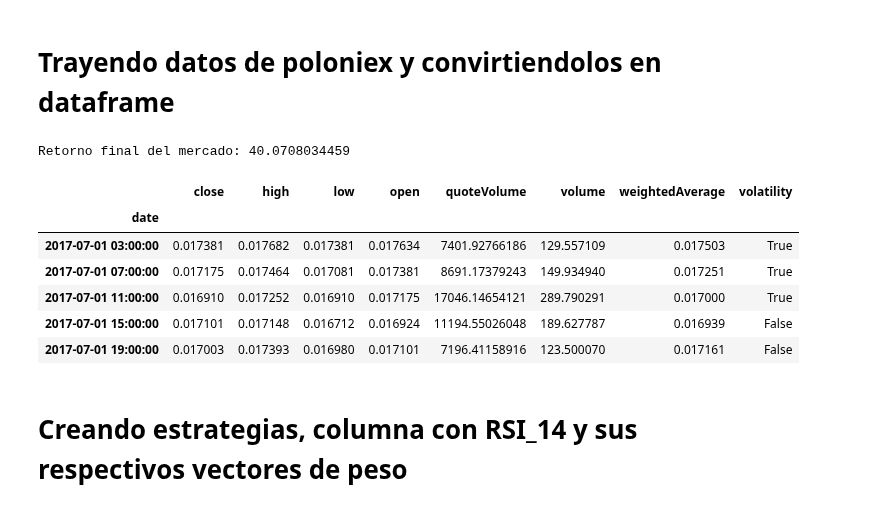
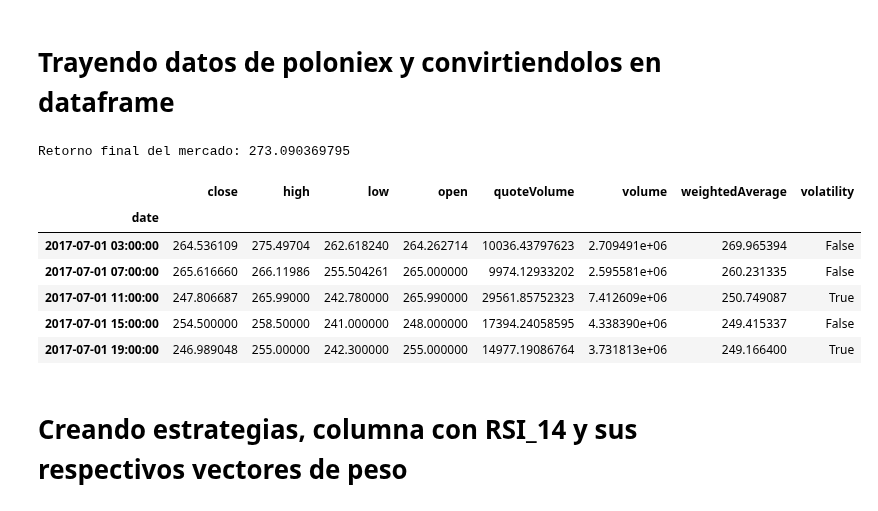
Before and after one commit to ADCryptoSolutions/adcb, a Jupyter notebook: ML strategy.ipynb, the cells around one changed output. Cells and saved outputs as stored; diff of their text form; code cells hidden in the pictures.

```diff
--- a/ML strategy.ipynb
+++ b/ML strategy.ipynb
@@ -4,41 +4,41 @@
 import pandas as pd
 import pylab as plt
 from tusp import string2ts, ts2string
 from bot import prepareData,marketReturn
 import numpy as np
 %matplotlib inline
 plt.rcParams['figure.figsize'] = 15, 8
 
 # trayendo y preparando datos
-df  = prepareData(pair="BTC_XMR",
+df  = prepareData(pair="USDT_ETH",
                   start=string2ts("2017-07-01 00:00:00"),
-                  end=string2ts("2018-02-01 00:00:00"),
+                  end=string2ts("2018-03-01 00:00:00"),
                   period=3600*4)
 """
 # calculando el retorno del mercado hasta el 4 quitil y del ultimo quintil
 df_train = df.loc["2014-09-10 00:00:00":"2017-06-01 00:00:00",:]
 df_test = df.loc["2017-06-01 00:00:00":"2017-09-01 00:00:00",:]
 """
 per = 0.85
 cum_return1 = marketReturn(df[:int(len(df)*per)]["close"])
 cum_return2 = marketReturn(df[int(len(df)*per):]["close"])
 #cum_return1 = marketReturn(df_train)
 #cum_return2 = marketReturn(df_test)
 
 marketReturn = cum_return1[-1]*100
 marketReturn2 = cum_return2[-1]*100
 
 print "Retorno final del mercado: %s"%(marketReturn)
 df.head()
 # %% [output]
-Retorno final del mercado: 40.0708034459
+Retorno final del mercado: 273.090369795
 |  | close | high | low | open | quoteVolume | volume | weightedAverage | volatility |
 | date |  |  |  |  |  |  |  |  |
-| 2017-07-01 03:00:00 | 0.017381 | 0.017682 | 0.017381 | 0.017634 | 7401.92766186 | 129.557109 | 0.017503 | True |
-| 2017-07-01 07:00:00 | 0.017175 | 0.017464 | 0.017081 | 0.017381 | 8691.17379243 | 149.934940 | 0.017251 | True |
-| 2017-07-01 11:00:00 | 0.016910 | 0.017252 | 0.016910 | 0.017175 | 17046.14654121 | 289.790291 | 0.017000 | True |
-| 2017-07-01 15:00:00 | 0.017101 | 0.017148 | 0.016712 | 0.016924 | 11194.55026048 | 189.627787 | 0.016939 | False |
-| 2017-07-01 19:00:00 | 0.017003 | 0.017393 | 0.016980 | 0.017101 | 7196.41158916 | 123.500070 | 0.017161 | False |
+| 2017-07-01 03:00:00 | 264.536109 | 275.49704 | 262.618240 | 264.262714 | 10036.43797623 | 2.709491e+06 | 269.965394 | False |
+| 2017-07-01 07:00:00 | 265.616660 | 266.11986 | 255.504261 | 265.000000 | 9974.12933202 | 2.595581e+06 | 260.231335 | False |
+| 2017-07-01 11:00:00 | 247.806687 | 265.99000 | 242.780000 | 265.990000 | 29561.85752323 | 7.412609e+06 | 250.749087 | True |
+| 2017-07-01 15:00:00 | 254.500000 | 258.50000 | 241.000000 | 248.000000 | 17394.24058595 | 4.338390e+06 | 249.415337 | False |
+| 2017-07-01 19:00:00 | 246.989048 | 255.00000 | 242.300000 | 255.000000 | 14977.19086764 | 3.731813e+06 | 249.166400 | True |
 # %% [markdown]
 # Creando estrategias, columna con RSI_14 y sus respectivos vectores de peso
 # %%
```
Also changed, not shown: parts of 11 cells of this notebook, 1 other file.
